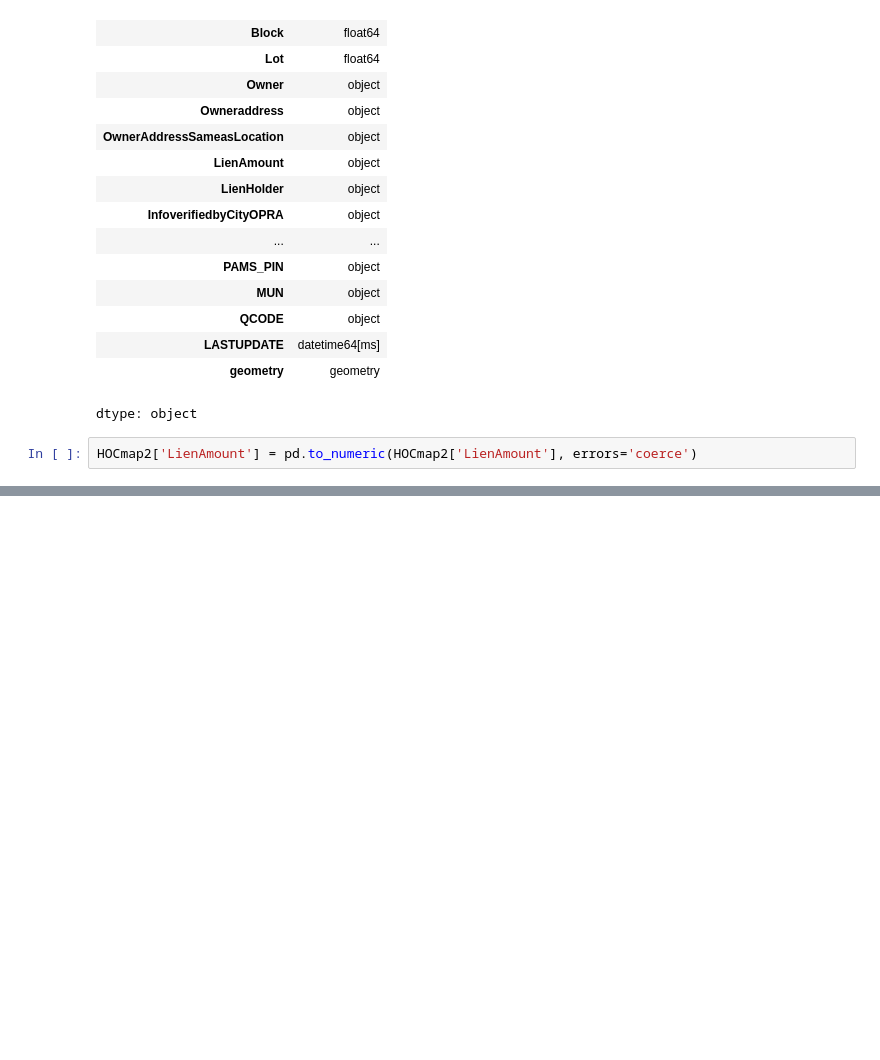
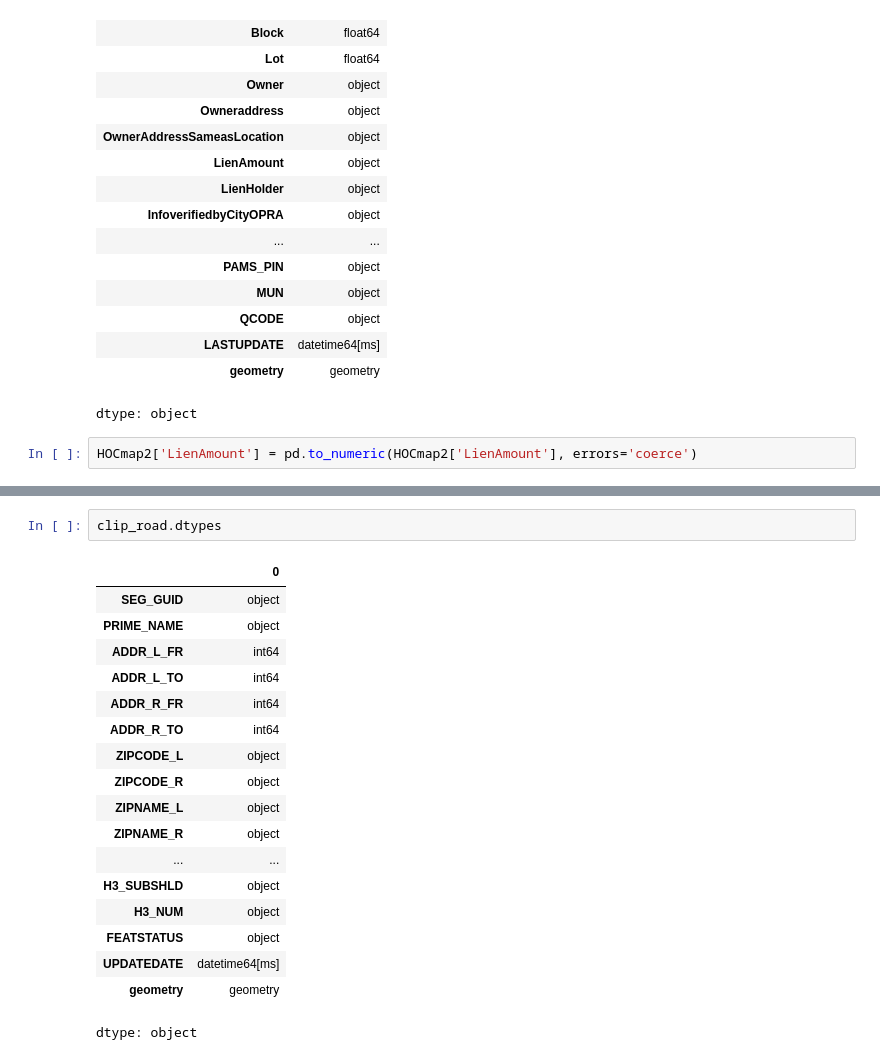
Before and after one commit to hbeck118/HOC-Project, a Jupyter notebook: hocdraft1.ipynb, the cells around one changed output, grey strips where cells are left out. Saved outputs shown, nothing was run; the diff lists cells and outputs as text; blank space fills up the shorter version.

```diff
--- a/hocdraft1.ipynb
+++ b/hocdraft1.ipynb
@@ -272,0 +321,21 @@ ax.set_yticks([]) #kills xticks
+# %%
+clip_road.dtypes
+# %% [output]
+|  | 0 |
+| SEG_GUID | object |
+| PRIME_NAME | object |
+| ADDR_L_FR | int64 |
+| ADDR_L_TO | int64 |
+| ADDR_R_FR | int64 |
+| ADDR_R_TO | int64 |
+| ZIPCODE_L | object |
+| ZIPCODE_R | object |
+| ZIPNAME_L | object |
+| ZIPNAME_R | object |
+| ... | ... |
+| H3_SUBSHLD | object |
+| H3_NUM | object |
+| FEATSTATUS | object |
+| UPDATEDATE | datetime64[ms] |
+| geometry | geometry |
+dtype: object
```
Also changed, not shown: parts of 16 cells of this notebook.
